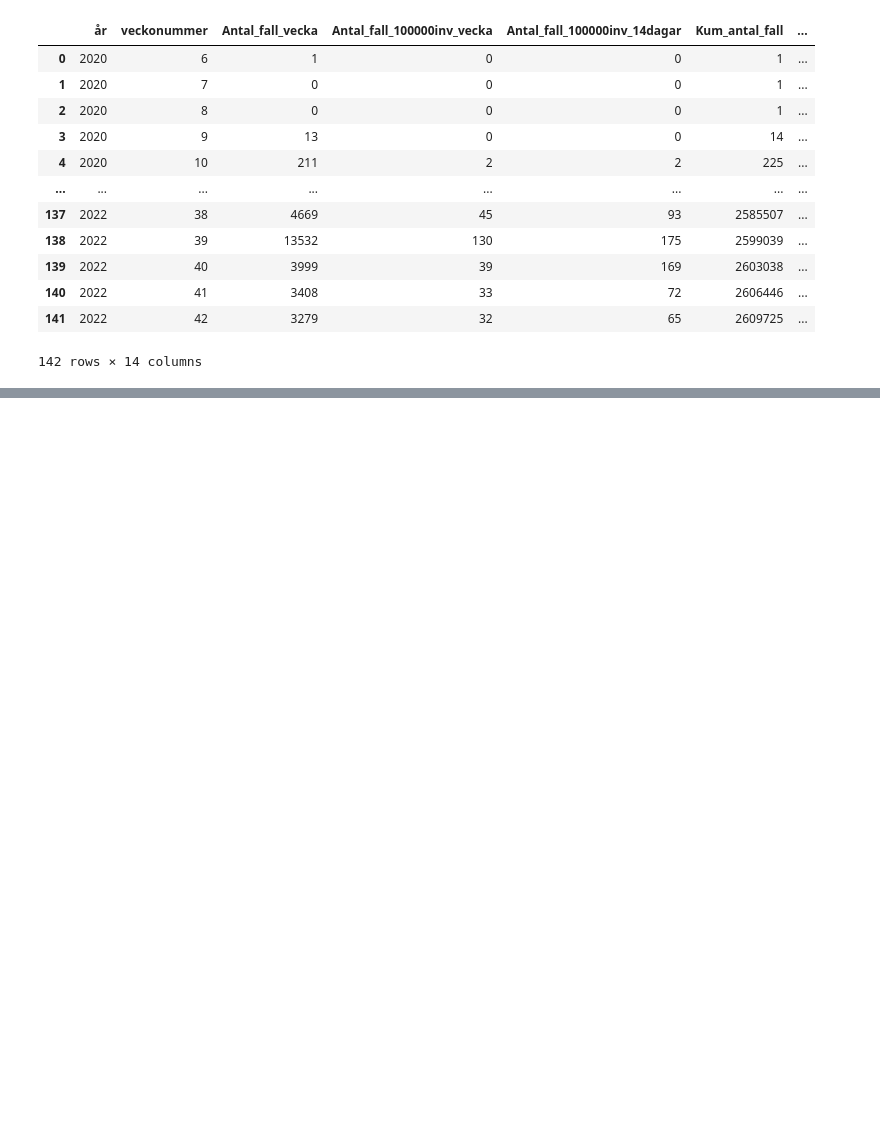
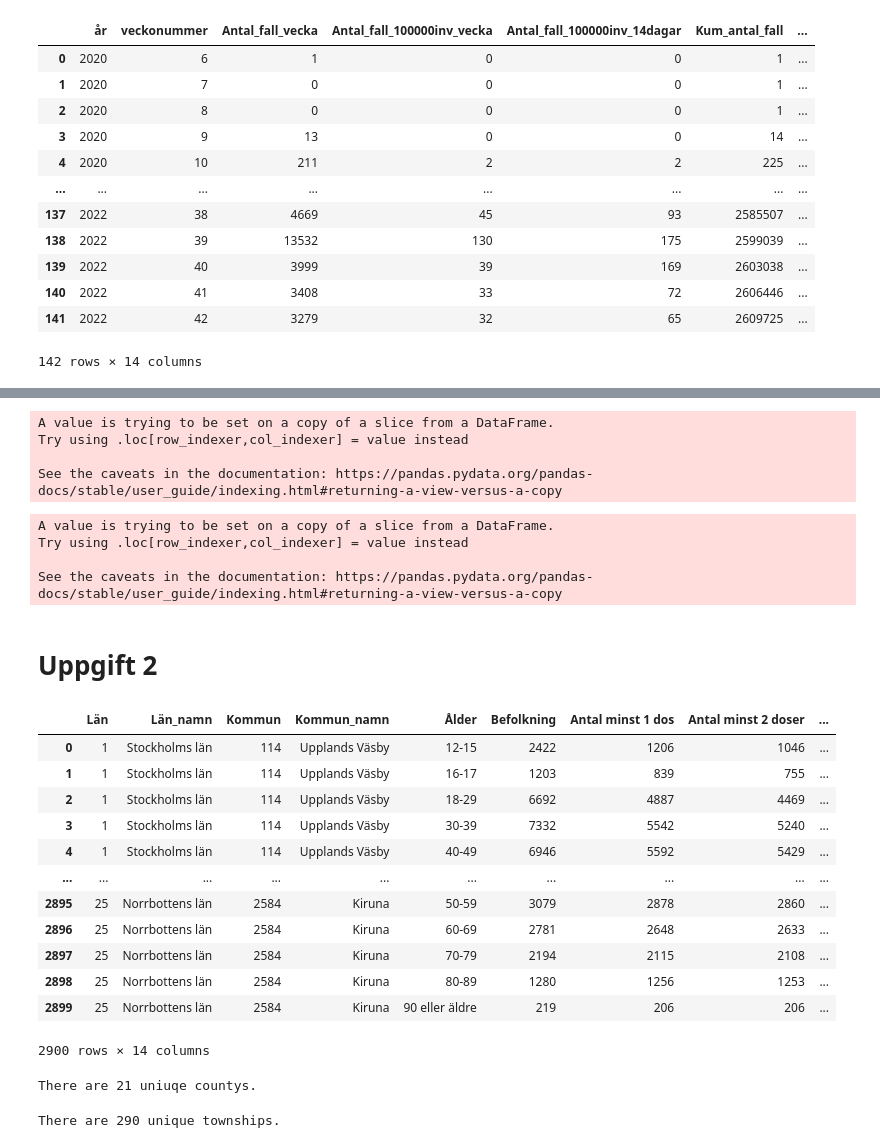
Before and after one commit to SFredin1/Databehandling-AI23-SEBASTIAN-FREDIN, a Jupyter notebook: Labb/Lab.ipynb, the cells around one changed output, grey strips where cells are left out. Cells and saved outputs as stored; diff of their text form; code cells hidden in the pictures; blank space fills up the shorter version.

Commit message:
uppgift 2 d)

```diff
--- a/Labb/Lab.ipynb
+++ b/Labb/Lab.ipynb
@@ -119,0 +187,41 @@ pd.set_option("display.max_columns", 23)
+# %%
+# Draw line graph showing new cases per week, 2020v6 to now (plotly)
+
+start_week = "2020v6"
+end_week = fhm_covid["Vecka"].max()
+
+fhm_covid_filtered = fhm_covid[fhm_covid["Vecka"] >= start_week]
+
+# Calculate new cases per week
+fhm_covid_filtered.loc[:, "Nya_fall_per_vecka"] = fhm_covid_filtered["Antal_fall_vecka"].diff().fillna(0)
+
+fig = px.line(fhm_covid_filtered, x="Vecka", y="Nya_fall_per_vecka", title="Nya fall per vecka")
+fig.update_xaxes(tickangle=45)
+
+fig.show()
+# %% [output]
+A value is trying to be set on a copy of a slice from a DataFrame.
+Try using .loc[row_indexer,col_indexer] = value instead
+
+See the caveats in the documentation: https://pandas.pydata.org/pandas-docs/stable/user_guide/indexing.html#returning-a-view-versus-a-copy
+# %%
+# Line graph for new cases and deceased cases per week, 2020v6 to now (plotly)
+
+start_week = "2020v6"
+end_week = fhm_covid["Vecka"].max()
+
+fhm_covid_filtered = fhm_covid[fhm_covid["Vecka"] >= start_week]
+
+fhm_covid_filtered["Nya_fall_per_vecka"] = fhm_covid_filtered["Antal_fall_vecka"].diff().fillna(0)
+
+fig = px.line(fhm_covid_filtered, x="Vecka", y="Nya_fall_per_vecka", title="Nya fall & avlidna per vecka")
+
+fig.add_trace(px.line(fhm_covid_filtered, x="Vecka", y="Antal_avlidna_vecka").data[0])
+fig.update_xaxes(tickangle=45)
+
+fig.show()
+# %% [output]
+A value is trying to be set on a copy of a slice from a DataFrame.
+Try using .loc[row_indexer,col_indexer] = value instead
+
+See the caveats in the documentation: https://pandas.pydata.org/pandas-docs/stable/user_guide/indexing.html#returning-a-view-versus-a-copy
@@ -119,0 +241,35 @@ pd.set_option("display.max_columns", 23)
+# %% [markdown]
+# Uppgift 2
+# %%
+fhm_covid_vaccine = pd.read_excel("../Labb/Visualiseringar/Folkhalsomyndigheten_Covid19_Vaccine.xlsx", "Vaccinerade kommun och ålder")
+fhm_covid_vaccine
+# %% [output]
+|  | Län | Län_namn | Kommun | Kommun_namn | Ålder | Befolkning | Antal minst 1 dos | Antal minst 2 doser | ... |
+| 0 | 1 | Stockholms län | 114 | Upplands Väsby | 12-15 | 2422 | 1206 | 1046 | ... |
+| 1 | 1 | Stockholms län | 114 | Upplands Väsby | 16-17 | 1203 | 839 | 755 | ... |
+| 2 | 1 | Stockholms län | 114 | Upplands Väsby | 18-29 | 6692 | 4887 | 4469 | ... |
+| 3 | 1 | Stockholms län | 114 | Upplands Väsby | 30-39 | 7332 | 5542 | 5240 | ... |
+| 4 | 1 | Stockholms län | 114 | Upplands Väsby | 40-49 | 6946 | 5592 | 5429 | ... |
+| ... | ... | ... | ... | ... | ... | ... | ... | ... | ... |
+| 2895 | 25 | Norrbottens län | 2584 | Kiruna | 50-59 | 3079 | 2878 | 2860 | ... |
+| 2896 | 25 | Norrbottens län | 2584 | Kiruna | 60-69 | 2781 | 2648 | 2633 | ... |
+| 2897 | 25 | Norrbottens län | 2584 | Kiruna | 70-79 | 2194 | 2115 | 2108 | ... |
+| 2898 | 25 | Norrbottens län | 2584 | Kiruna | 80-89 | 1280 | 1256 | 1253 | ... |
+| 2899 | 25 | Norrbottens län | 2584 | Kiruna | 90 eller äldre | 219 | 206 | 206 | ... |
+2900 rows × 14 columns
+# %%
+# Uppgift a)
+
+unique_countys = fhm_covid_vaccine["Län_namn"].nunique()
+
+print(f"There are {unique_countys} uniuqe countys.")
+# %% [output]
+There are 21 uniuqe countys.
+# %%
+# Uppgift b)
+
+unique_townships = fhm_covid_vaccine["Kommun_namn"].nunique()
+
+print(f"There are {unique_townships} unique townships.")
+# %% [output]
+There are 290 unique townships.
```
Also changed, not shown: parts of 14 cells of this notebook.
